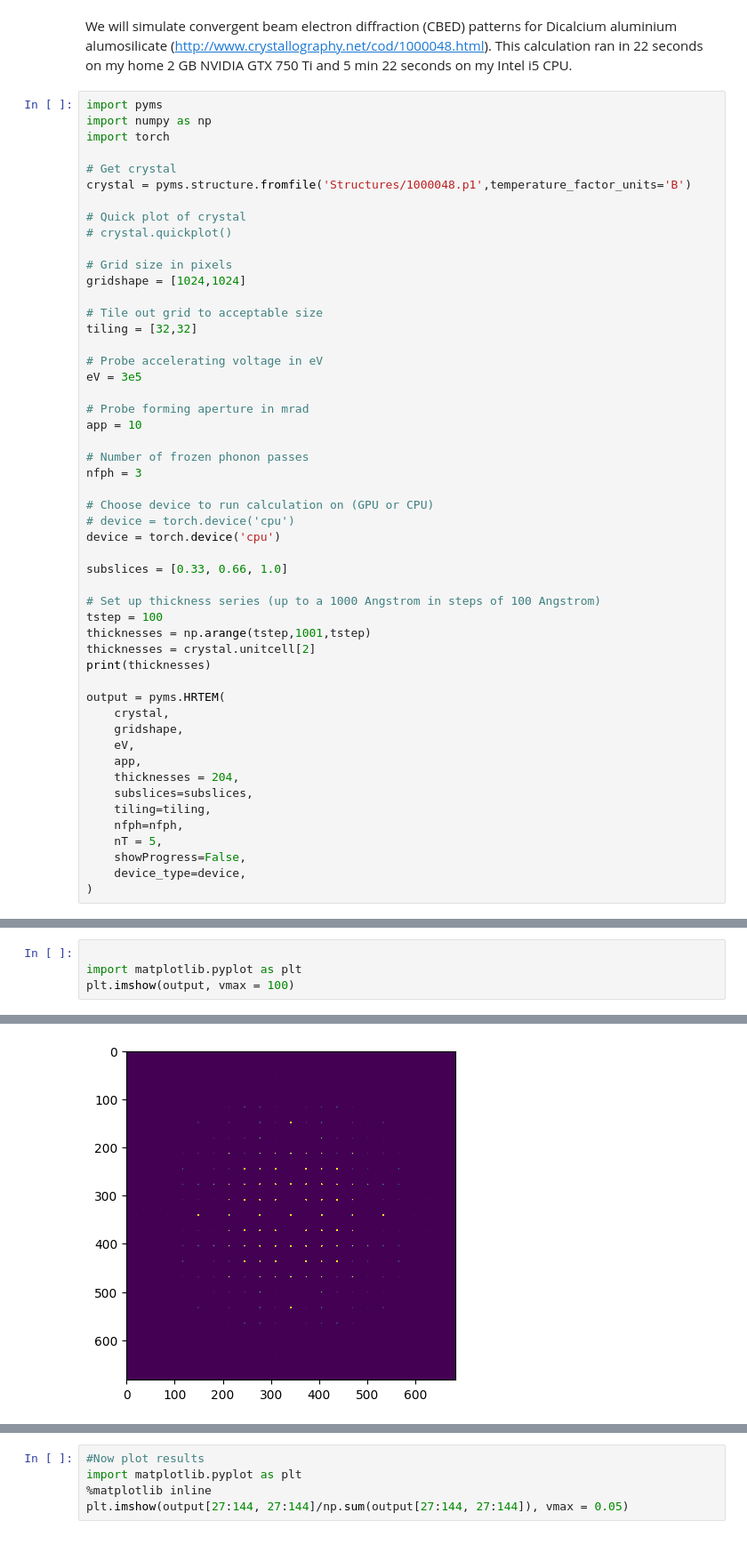
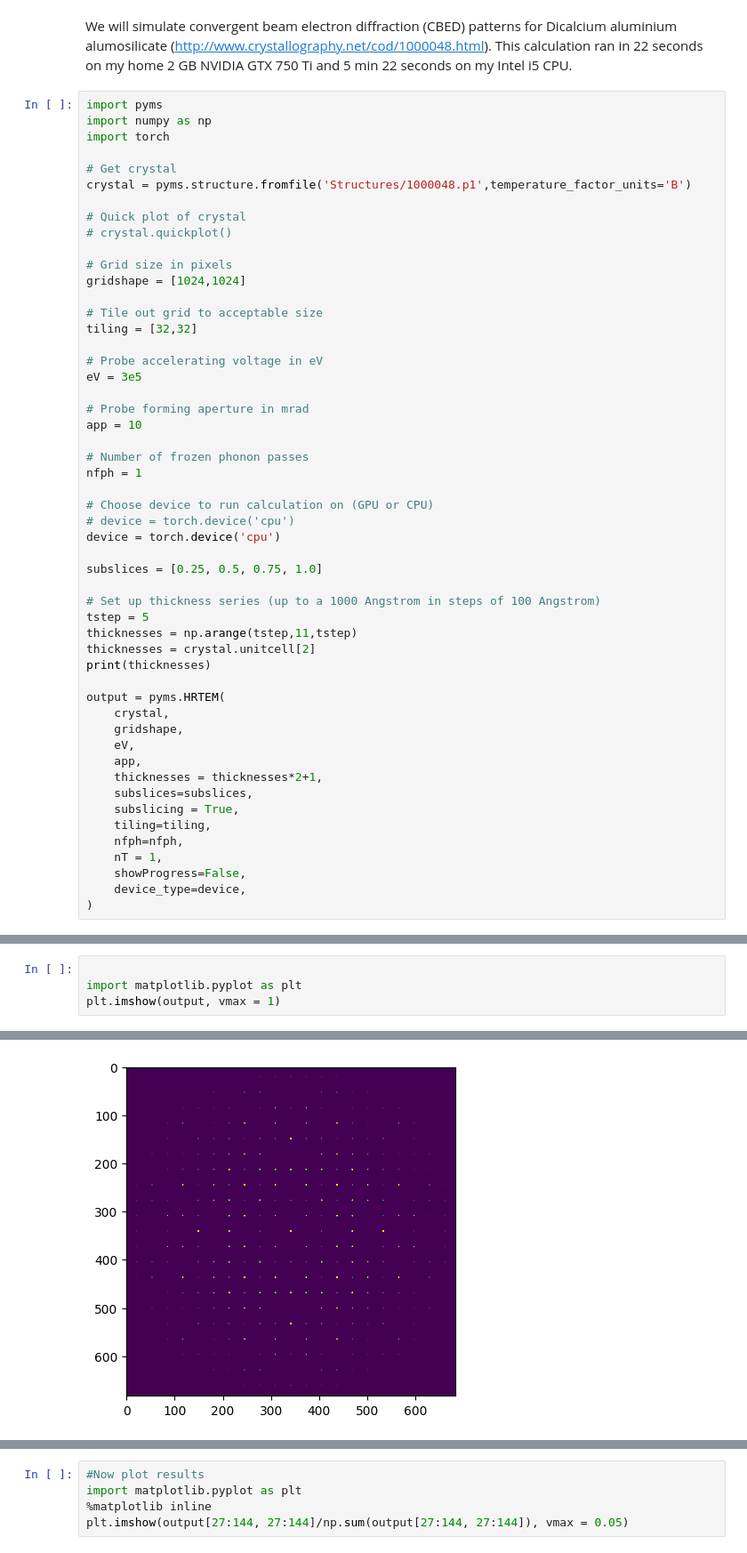
Before and after one commit to tiarnan-doherty/py_multislice-1, a Jupyter notebook: Demos/CBED.ipynb, the cells around one changed output, grey strips where cells are left out. Shown at 89% size. Cells and saved outputs as stored; diff of their text form.

```diff
--- a/Demos/CBED.ipynb
+++ b/Demos/CBED.ipynb
@@ -24,17 +24,17 @@ eV = 3e5
 app = 10
 
 # Number of frozen phonon passes
-nfph = 3
+nfph = 1
 
 # Choose device to run calculation on (GPU or CPU)
 # device = torch.device('cpu')
 device = torch.device('cpu')
 
-subslices = [0.33, 0.66, 1.0]
+subslices = [0.25, 0.5, 0.75, 1.0]
 
 # Set up thickness series (up to a 1000 Angstrom in steps of 100 Angstrom)
-tstep = 100
-thicknesses = np.arange(tstep,1001,tstep)
+tstep = 5
+thicknesses = np.arange(tstep,11,tstep)
 thicknesses = crystal.unitcell[2]
 print(thicknesses)
 
@@ -43,11 +43,12 @@ output = pyms.HRTEM(
     gridshape,
     eV,
     app,
-    thicknesses = 204,
+    thicknesses = thicknesses*2+1,
     subslices=subslices,
+    subslicing = True,
     tiling=tiling,
     nfph=nfph,
-    nT = 5,
+    nT = 1,
     showProgress=False,
     device_type=device,
 )
@@ -72,7 +161,7 @@ T.shape:torch.Size([5, 3, 1024, 1024])
 # %%
 
 import matplotlib.pyplot as plt
-plt.imshow(output, vmax = 100)
+plt.imshow(output, vmax = 1)
 # %% [output]
 <matplotlib.image.AxesImage at 0x...>
-[figure, old version]
+[figure, new version]
```
Also changed, not shown: parts of 24 cells of this notebook, 2 other files.
